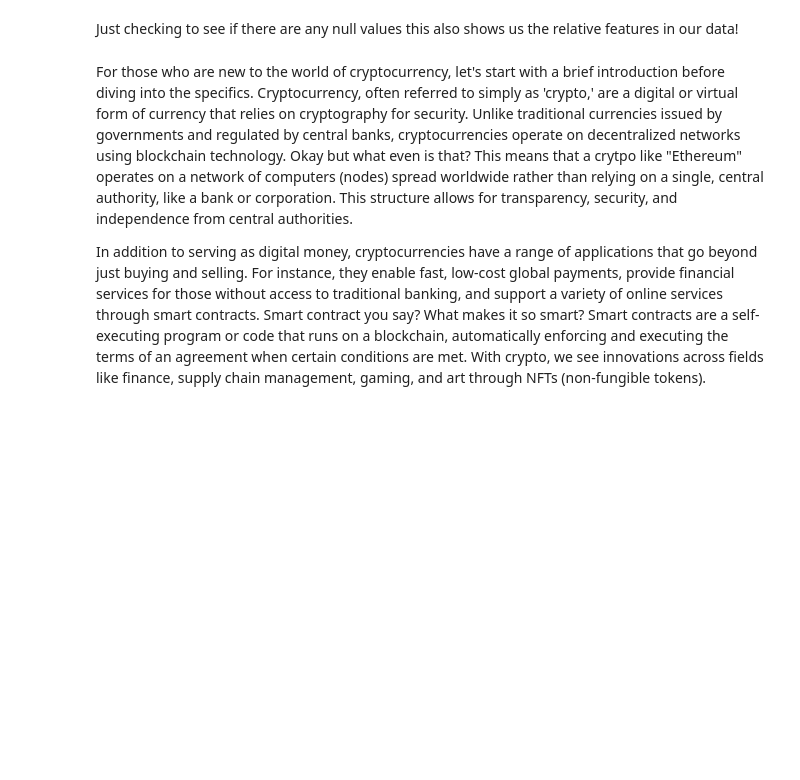
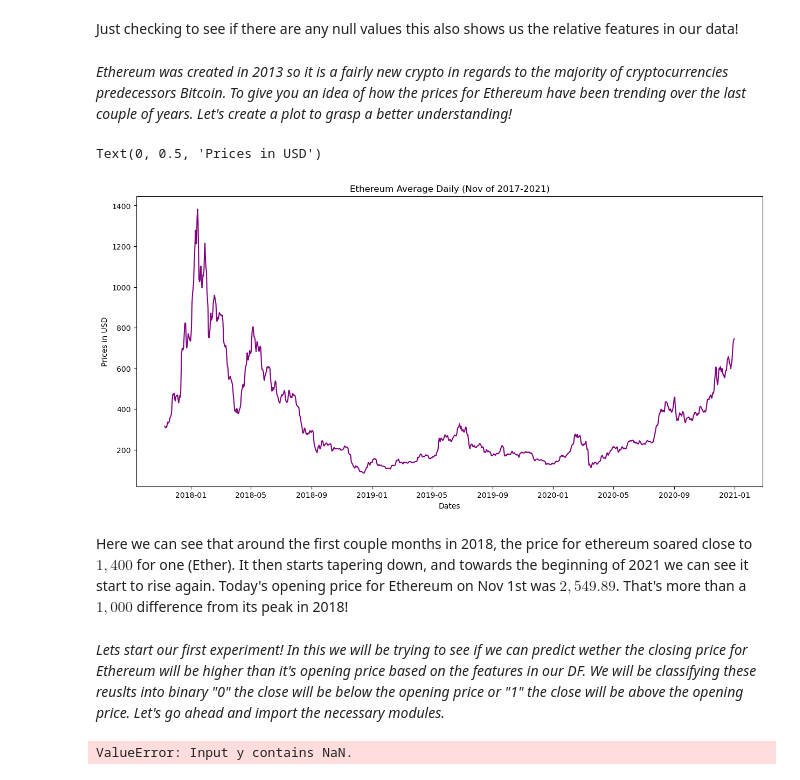
Before and after one commit to moeezawann/datamining, a Jupyter notebook: Project 3/project3.ipynb, the cells around one changed output. Cells and saved outputs as stored; diff of their text form; code cells hidden in the pictures; blank space fills up the shorter version.

```diff
--- a/Project 3/project3.ipynb
+++ b/Project 3/project3.ipynb
@@ -30,6 +38,6 @@ import matplotlib.pyplot as plt
 # %%
 ticker = 'ETH-USD'
-eth_data = yf.download(ticker, start='2017-01-01', end='2021-01-01')
+eth_data = yf.download(ticker, start='2016-01-01', end='2021-01-01')
 # Creating the date ranges that we are intrested in but we will be prediciting 2019
 print(eth_data)
 # %% [output]
@@ -69,6 +91,21 @@ dtype: int64
 # %% [markdown]
 Just checking to see if there are any null values this also shows us the relative features in our data!
-# %% [markdown]
-For those who are new to the world of cryptocurrency, let's start with a brief introduction before diving into the specifics. Cryptocurrency, often referred to simply as 'crypto,' are a digital or virtual form of currency that relies on cryptography for security. Unlike traditional currencies issued by governments and regulated by central banks, cryptocurrencies operate on decentralized networks using blockchain technology. Okay but what even is that? This means that a crytpo like "Ethereum" operates on a network of computers (nodes) spread worldwide rather than relying on a single, central authority, like a bank or corporation.  This structure allows for transparency, security, and independence from central authorities.
-
-In addition to serving as digital money, cryptocurrencies have a range of applications that go beyond just buying and selling. For instance, they enable fast, low-cost global payments, provide financial services for those without access to traditional banking, and support a variety of online services through smart contracts. Smart contract you say? What makes it so smart? Smart contracts are a self-executing program or code that runs on a blockchain, automatically enforcing and executing the terms of an agreement when certain conditions are met. With crypto, we see innovations across fields like finance, supply chain management, gaming, and art through NFTs (non-fungible tokens).
+# %% [markdown]
+*Ethereum was created in 2013 so it is a fairly new crypto in regards to the majority of cryptocurrencies predecessors Bitcoin. To give you an idea of how the prices for Ethereum have been trending over the last couple of years. Let's create a plot to grasp a better understanding!*
+# %%
+# calculate the average price we are going to create a new field in our first eth_data
+eth_data['Avg_Price'] = (eth_data['Open'] + eth_data['Close']) / 2 # this will get us our average price
+
+#creating figure
+plt.figure(figsize=(15,7))
+plt.title('Ethereum Average Daily (Nov of 2017-2021)')
+plt.plot(eth_data.index,eth_data['Avg_Price'], color='purple')
+plt.xlabel('Dates')
+plt.ylabel('Prices in USD')
+# %% [output]
+Text(0, 0.5, 'Prices in USD')
+[figure, added]
+# %% [markdown]
+Here we can see that around the first couple months in 2018, the price for ethereum soared close to $1,400$ for one (Ether). It then starts tapering down, and towards the beginning of 2021 we can see it start to rise again. Today's opening price for Ethereum on Nov 1st was $2,549.89$. That's more than a $1,000$ difference from its peak in 2018!
+# %% [markdown]
+*Lets start our first experiment! In this we will be trying to see if we can predict wether the closing price for Ethereum will be higher than it's opening price based on the features in our DF. We will be classifying these reuslts into binary "0" the close will be below the opening price or "1" the close will be above the opening price. Let's go ahead and import the necessary modules.*
@@ -74,0 +129,16 @@ In addition to serving as digital money, cryptocurrencies have a range of applic
+# %%
+X_train, X_test, y_train, y_test = train_test_split(X, y, test_size=0.2, random_state=42)
+
+model = RandomForestClassifier(random_state=42)
+# training our model
+model.fit(X_train, y_train)
+
+# generating predictions on the test set
+y_pred = model.predict(X_test)
+
+# the results now holds DF of our actual and predicited
+results = X_test.copy()
+results['Actual_CloseAboveOpen'] = y_test
+results['Predicted_CloseAboveOpen'] = y_pred
+# %% [output]
+ValueError: Input y contains NaN.
```
Also changed, not shown: parts of 22 cells of this notebook.
